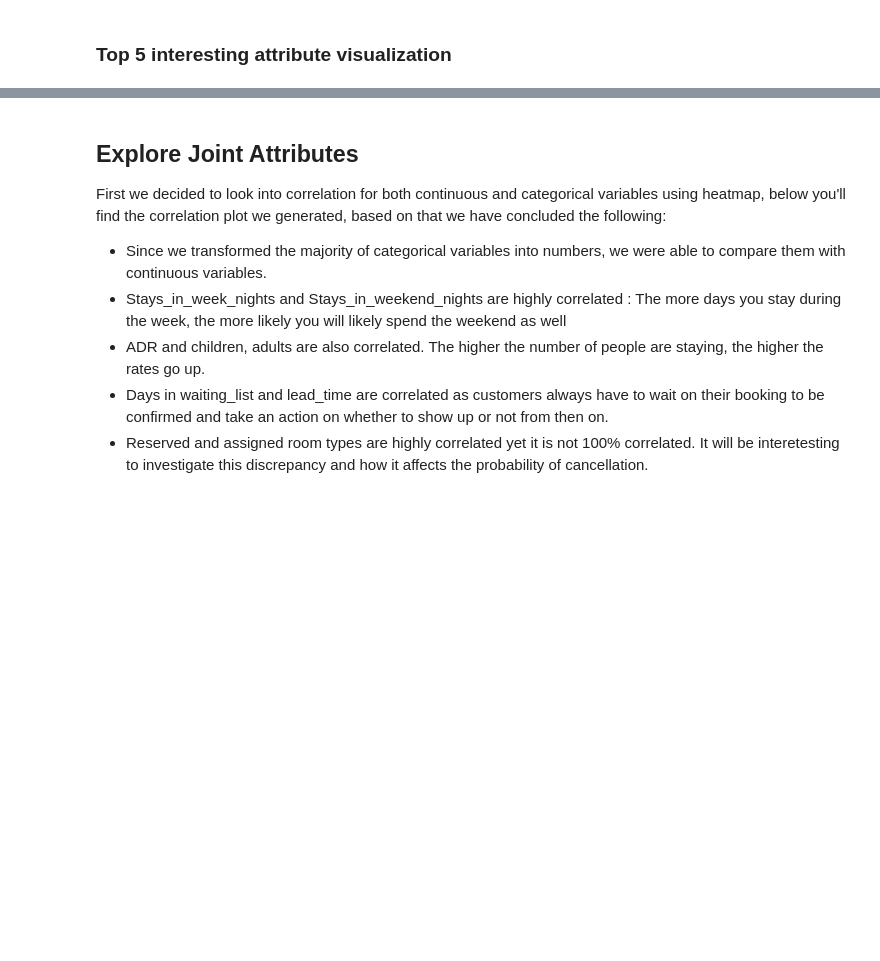
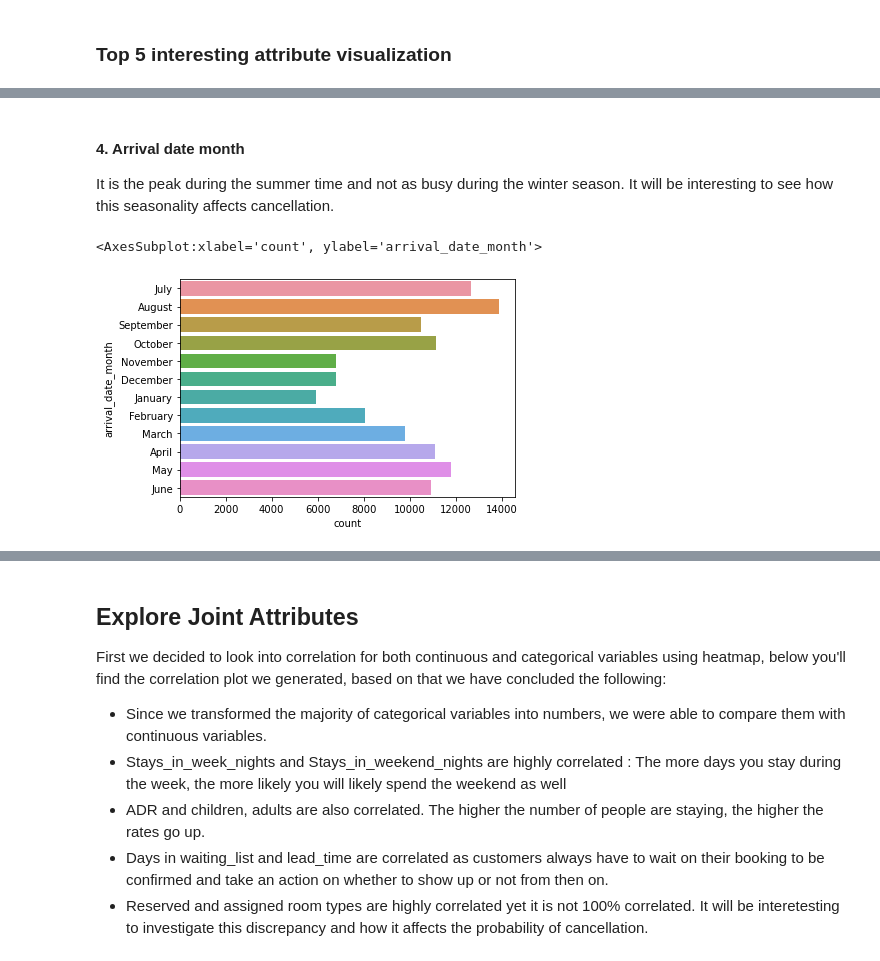
Before and after one commit to olmosjorge28/DS7331_ML1_ASSINGMENTS, a Jupyter notebook: lab1/Lab_1_notebook.ipynb, the cells around one changed output, grey strips where cells are left out. Drawn from its saved outputs; the diff is of its cells as text; code cells hidden in the pictures; blank space fills up the shorter version.

```diff
--- a/lab1/Lab_1_notebook.ipynb
+++ b/lab1/Lab_1_notebook.ipynb
@@ -738,0 +750,9 @@ plt.show()
+# %% [markdown]
+#### 4. Arrival date month
+
+It is the peak during the summer time and not as busy during the winter season. It will be interesting to see how this seasonality affects cancellation.
+# %%
+sns.countplot(y="arrival_date_month", data=hotel_bookings_transform)
+# %% [output]
+<AxesSubplot:xlabel='count', ylabel='arrival_date_month'>
+[figure, added]
```
Also changed, not shown: parts of 14 cells of this notebook.
